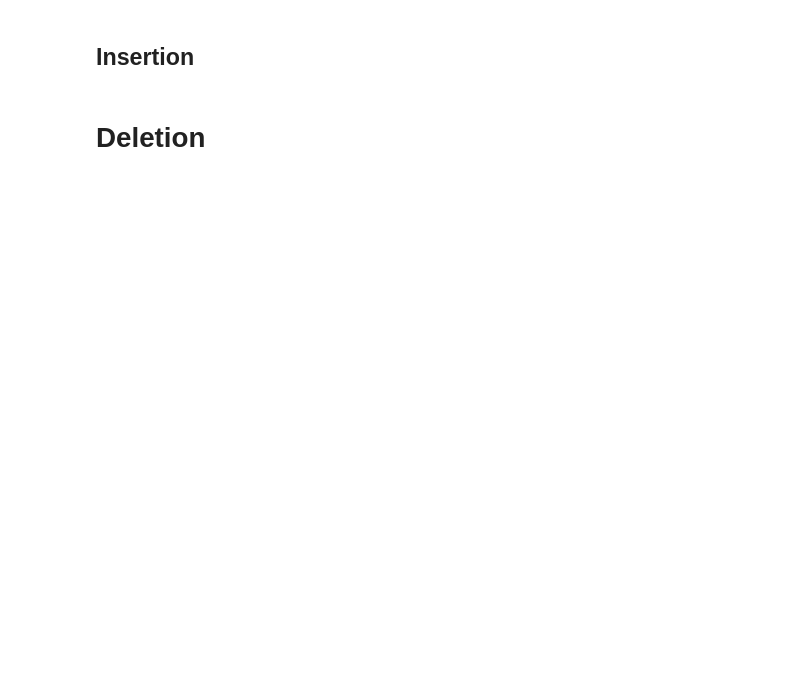
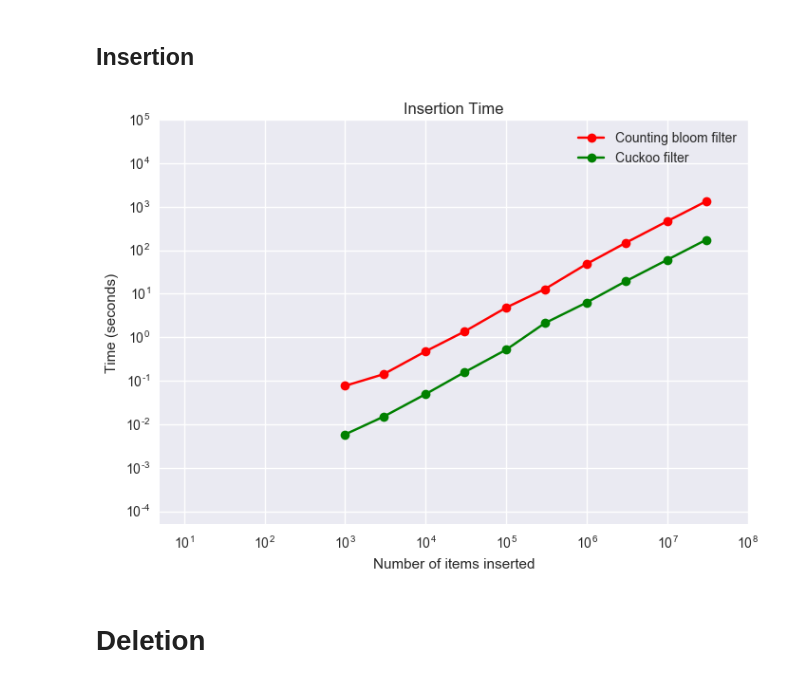
Before and after one commit to fastforwardlabs/cuckoofilter, a Jupyter notebook: bench_marking_notebook.ipynb, the cells around one changed output. Saved outputs shown, nothing was run; the diff lists cells and outputs as text; code cells hidden in the pictures; blank space fills up the shorter version.

```diff
--- a/bench_marking_notebook.ipynb
+++ b/bench_marking_notebook.ipynb
@@ -82,26 +79,27 @@ cuckoo_times = []
 # %%
-for size in item_sizes:
+bloom_times = []
+cuckoo_times = []
 
-    __, c_time, num_inserted = insert_and_time_filter_cuckoo_filter(size)
+for size in capacities:
+
+    __, c_time, num_inserted = insert_and_time_filter_cuckoo_filter(int(size))
     cuckoo_times.append(c_time)
 
     __,b_time =  insert_and_time_filter_bloom_filter(num_inserted)
     bloom_times.append(b_time)
 # %%
 #result from running this once. takes more than 10mins, so not running multiple times.
-bloom_times = [0.0011990070343017578, 0.013823986053466797, 0.11611700057983398,\
-               0.9570591449737549, 10.124736070632935, 104.50716304779053, 940.164537191391]
-cuckoo_times = [0.00010991096496582031, 0.0009801387786865234, 0.00880289077758789,\
-                0.06479001045227051, 1.1676461696624756, 7.817487001419067, 70.73717784881592]
-plt.loglog(np.array(item_sizes), np.array(bloom_times), "-ro", ms=7, label="Counting bloom filter")
-plt.loglog(np.array(item_sizes), np.array(cuckoo_times), "-go", ms=7, label="Cuckoo filter")
+plt.loglog(np.array(capacities), np.array(bloom_times), "-ro", ms=7, label="Counting bloom filter")
+plt.loglog(np.array(capacities), np.array(cuckoo_times), "-go", ms=7, label="Cuckoo filter")
 plt.xlim([5.0 * 10e-1, 10e7])
 plt.ylim([5.0 * 10e-6, 10e4])
 plt.ylabel("Time (seconds)")
 plt.xlabel("Number of items inserted")
 plt.title("Insertion Time")
 plt.legend()
 plt.savefig('images/insertion_time.pdf', bbox_inches='tight')
+# %% [output]
+[figure, added]
 # %% [markdown]
 # Deletion
 # %%
```
Also changed, not shown: parts of 10 cells of this notebook, 7 other files.
